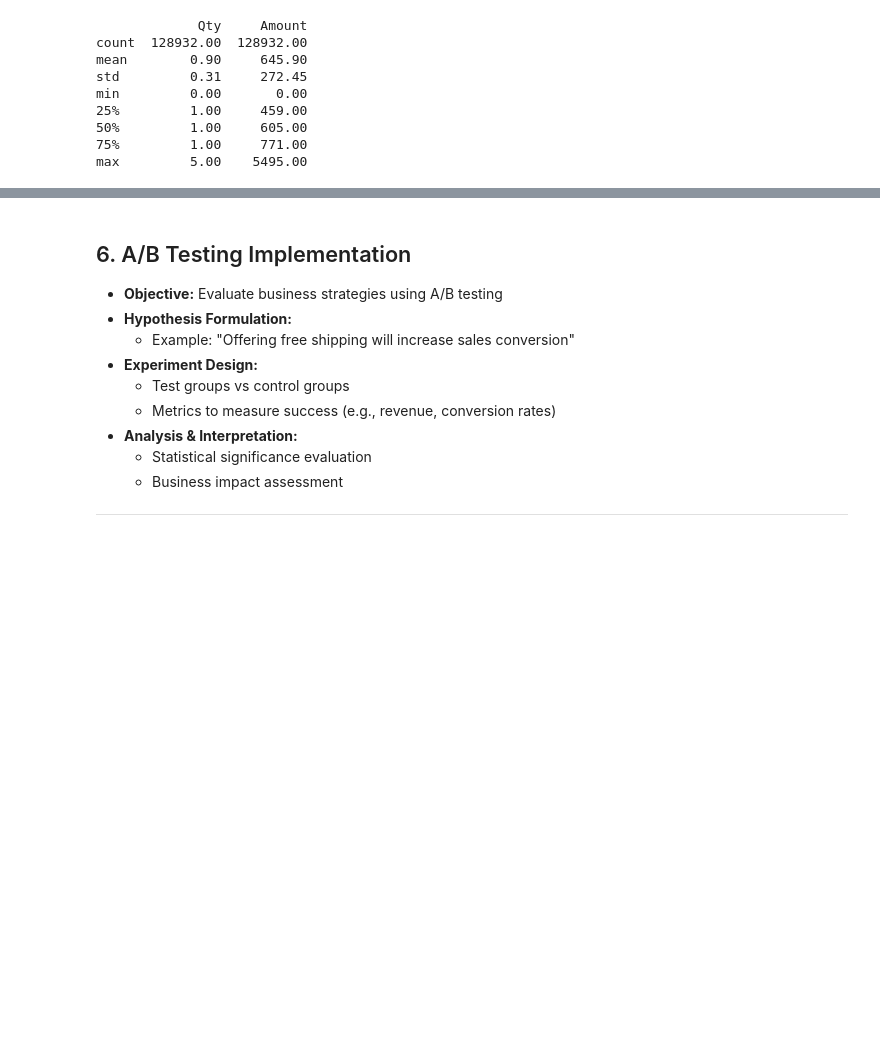
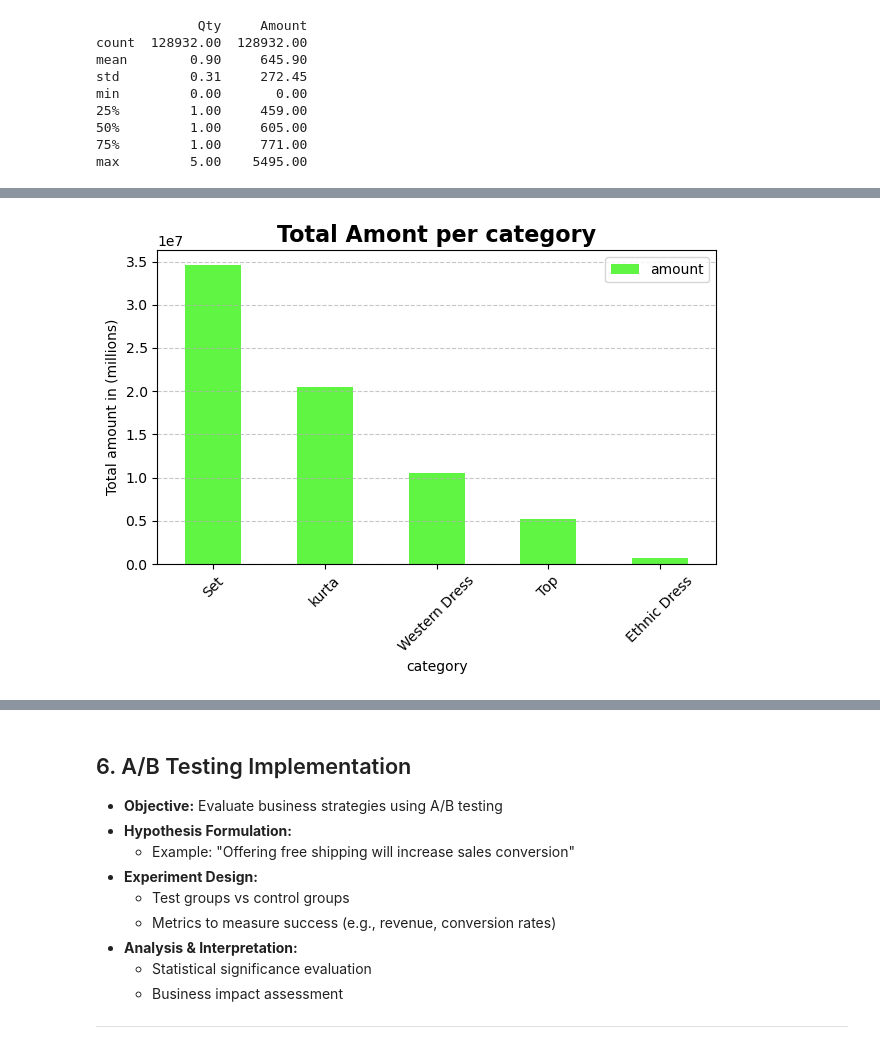
Before and after one commit to subhashisrath/Amazon_Sales_Analysis, a Jupyter notebook: notebooks/Amazon_salesdata_Analysis.ipynb, the cells around one changed output, grey strips where cells are left out. Cells and saved outputs as stored; diff of their text form; code cells hidden in the pictures; blank space fills up the shorter version.

```diff
--- a/notebooks/Amazon_salesdata_Analysis.ipynb
+++ b/notebooks/Amazon_salesdata_Analysis.ipynb
@@ -703,0 +754,7 @@ amazon_df_cleaned.to_csv('F:\Amazon_Sales_Analysis\data\processsed', index=False
+# %%
+Top5_Trending_product=( completed_orders.groupby('category')['amount']
+                       .sum()
+                       .to_frame()
+                       .sort_values(by=['amount'],ascending=False)
+                       .head(5)
+                      )
@@ -703,0 +771,11 @@ amazon_df_cleaned.to_csv('F:\Amazon_Sales_Analysis\data\processsed', index=False
+# %%
+Top5_Trending_product.plot(kind = 'bar', color = '#60f542')
+plt.title("Total Amont per category", fontsize = 16 , fontweight = 'bold')
+plt.ylabel('Total amount in (millions)')
+plt.grid(axis = 'y', ls = '--',alpha = 0.7)
+plt.xticks(rotation = 45)
+plt.legend()
+plt.tight_layout()
+plt.show()
+# %% [output]
+[figure, added]
```
Also changed, not shown: parts of 55 cells of this notebook, 1 other file.
